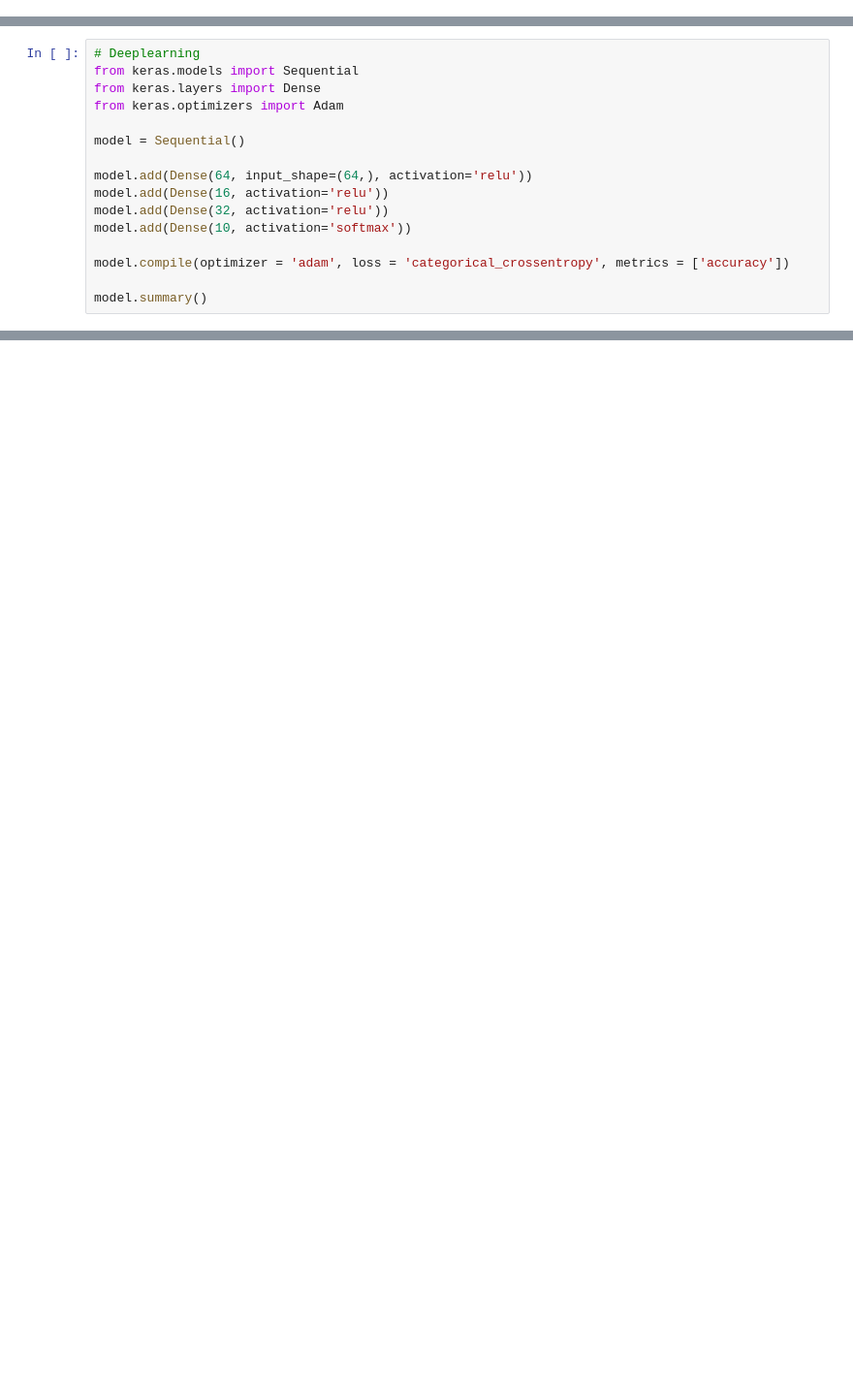
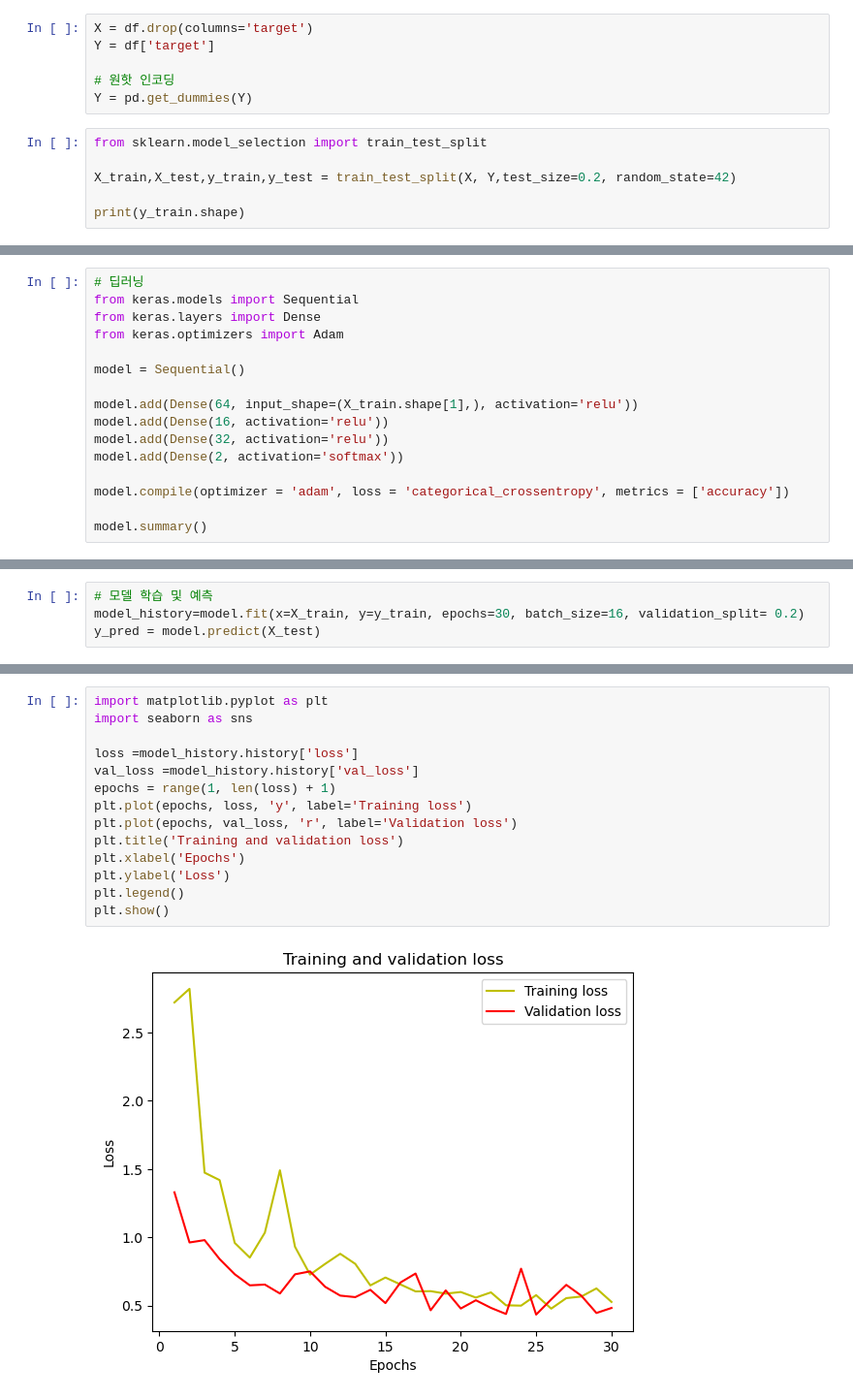
Before and after one commit to chuchun4999/AiClass, a Jupyter notebook: week5/heart.ipynb, the cells around one changed output, grey strips where cells are left out. Shown at 97% size. Saved outputs shown, nothing was run; the diff lists cells and outputs as text; blank space fills up the shorter version.

```diff
--- a/week5/heart.ipynb
+++ b/week5/heart.ipynb
@@ -0,0 +39,12 @@
+# %%
+X = df.drop(columns='target')
+Y = df['target']
+
+# 원핫 인코딩
+Y = pd.get_dummies(Y)
+# %%
+from sklearn.model_selection import train_test_split
+
+X_train,X_test,y_train,y_test = train_test_split(X, Y,test_size=0.2, random_state=42)
+
+print(y_train.shape)
@@ -1,15 +53,15 @@
 # %%
-# Deeplearning
+# 딥러닝
 from keras.models import Sequential
 from keras.layers import Dense
 from keras.optimizers import Adam
 
 model = Sequential()
 
-model.add(Dense(64, input_shape=(64,), activation='relu'))
+model.add(Dense(64, input_shape=(X_train.shape[1],), activation='relu'))
 model.add(Dense(16, activation='relu'))
 model.add(Dense(32, activation='relu'))
-model.add(Dense(10, activation='softmax'))
+model.add(Dense(2, activation='softmax'))
 
 model.compile(optimizer = 'adam', loss = 'categorical_crossentropy', metrics = ['accuracy'])
 
@@ -18,0 +85,4 @@ ModuleNotFoundError: No module named 'tensorflow'
+# %%
+# 모델 학습 및 예측
+model_history=model.fit(x=X_train, y=y_train, epochs=30, batch_size=16, validation_split= 0.2)
+y_pred = model.predict(X_test)
@@ -18,0 +107,16 @@ ModuleNotFoundError: No module named 'tensorflow'
+# %%
+import matplotlib.pyplot as plt
+import seaborn as sns
+
+loss =model_history.history['loss']
+val_loss =model_history.history['val_loss']
+epochs = range(1, len(loss) + 1)
+plt.plot(epochs, loss, 'y', label='Training loss')
+plt.plot(epochs, val_loss, 'r', label='Validation loss')
+plt.title('Training and validation loss')
+plt.xlabel('Epochs')
+plt.ylabel('Loss')
+plt.legend()
+plt.show()
+# %% [output]
+[figure, added]
```
Also changed, not shown: parts of 6 cells of this notebook, 1 other file.
